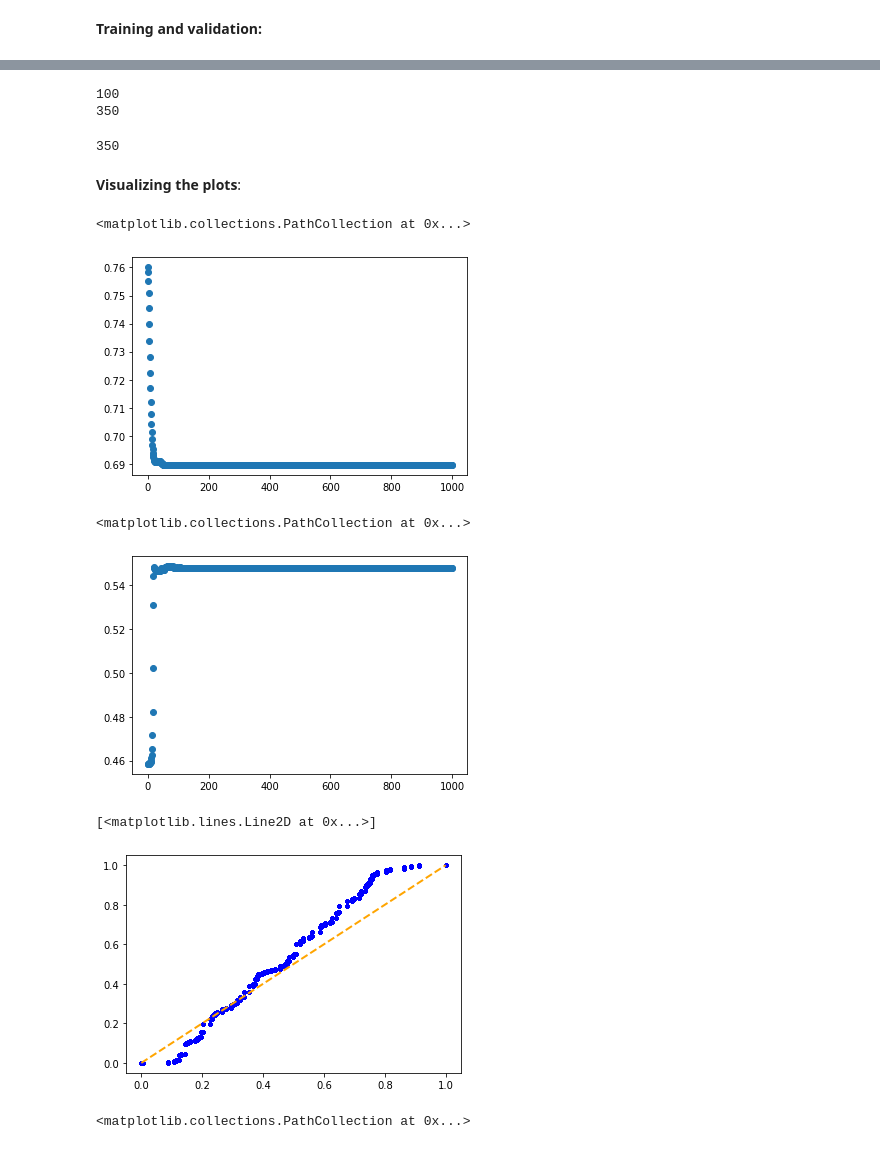
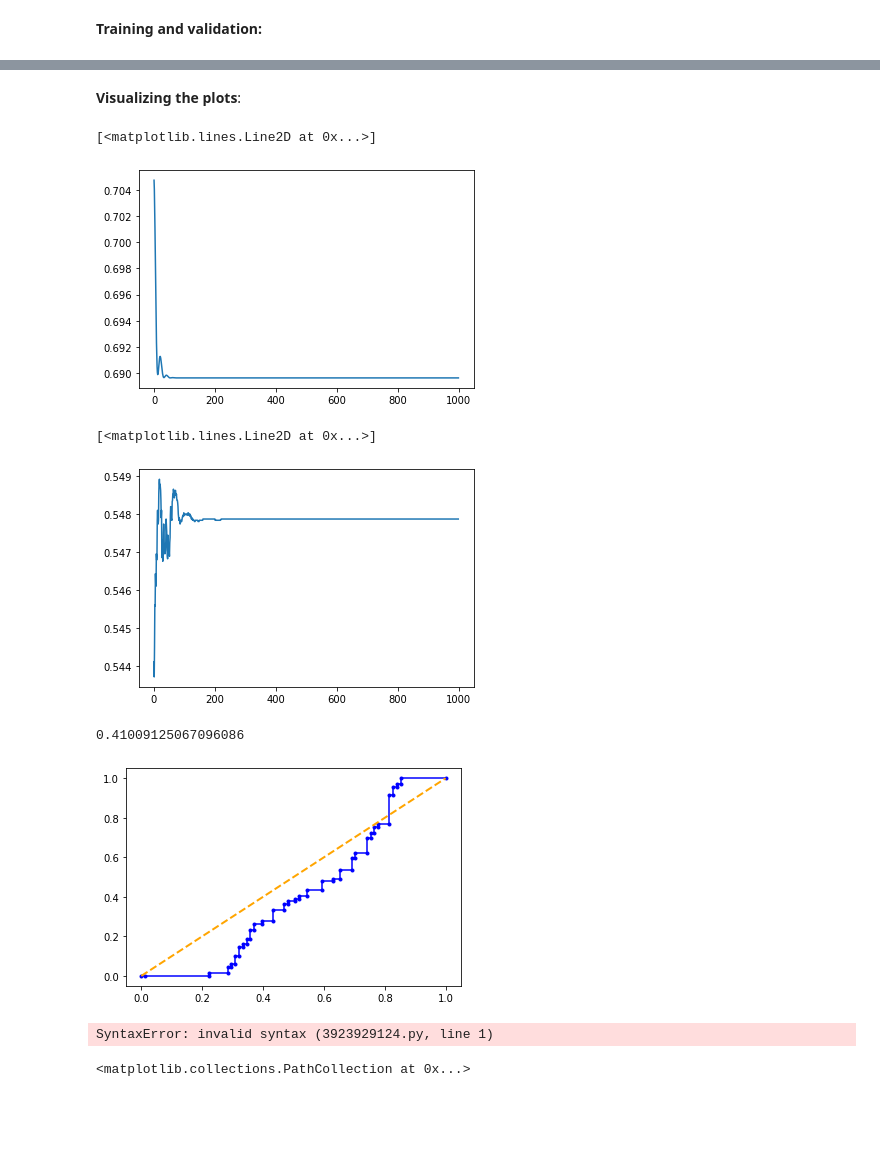
Before and after one commit to danieldemayo/DeepLearning, a Jupyter notebook: EX_1_TAU .ipynb, the cells around one changed output, grey strips where cells are left out. Saved outputs shown, nothing was run; the diff lists cells and outputs as text; code cells hidden in the pictures; blank space fills up the shorter version.

Commit message:
added Test ROc Curve

```diff
--- a/EX_1_TAU .ipynb
+++ b/EX_1_TAU .ipynb
@@ -103,7 +106,7 @@ preds = []
 rocs = []
 fprs = []
 tprs = []
-
+aucs = []
 for epoch in range(number_of_epochs):
     y_prediction = model(x_train)
     # print(type(y_prediction),y_prediction)
@@ -115,6 +118,7 @@ for epoch in range(number_of_epochs):
     losses.append(loss.item())
     preds.append(y_prediction.detach().numpy())
     fpr, tpr, threshold = metrics.roc_curve(y_train, preds[epoch])
+    aucs.append(roc_auc_score(y_true=y_train, y_score=preds[epoch]))
     roc_auc = metrics.auc(fpr, tpr)
     rocs.append(roc_auc)
     fprs.append(fpr)
@@ -139,33 +143,40 @@ epoch: 970 ,loss= 0.689618706703186
 epoch: 980 ,loss= 0.689618706703186
 epoch: 990 ,loss= 0.689618706703186
 epoch: 1000 ,loss= 0.689618706703186
-# %%
-print(len(preds))
-print(len(preds[0]))
-# %% [output]
-100
-350
-# %%
-len(preds[epoch])
-# %% [output]
-350
 # %% [markdown]
 **Visualizing the plots**:
 # %%
-plt.scatter(epochs, losses)
+plt.plot(epochs, losses, )
 # %% [output]
-<matplotlib.collections.PathCollection at 0x...>
+[<matplotlib.lines.Line2D at 0x...>]
-[figure, old version]
+[figure, new version]
 # %%
-plt.scatter(epochs, rocs)
+plt.plot(epochs, rocs)
 # %% [output]
-<matplotlib.collections.PathCollection at 0x...>
+[<matplotlib.lines.Line2D at 0x...>]
-[figure, old version]
+[figure, new version]
+# %%
+y_prediction_test = model(x_test)
+# y_prediction_test
+fpr, tpr, threshold = metrics.roc_curve(y_test.detach().numpy(), y_prediction_test.detach().numpy())
+plt.plot(fpr, tpr, marker='.', label='ROC curve (area = %0.2f)', color='blue')
+plt.plot([0, 1], [0, 1], color='orange', lw=2, linestyle='--')
+roc_auc = metrics.auc(fpr, tpr)
+print(roc_auc)
+# fpr, tpr, threshold = metrics.roc_curve(y_train.detach().numpy(), preds[epoch])
+# plt.plot(epochs, aucs)
+# %% [output]
+0.41009125067096086
+[figure, added]
 # %%
-# fprs tprs
-plt.scatter(fprs, tprs, marker='.', label='ROC curve (area = %0.2f)', color='blue')
+# model.
+
+epoch
+fpr, tpr, threshold = metrics.roc_curve(y_train.detach().numpy(), preds[epoch])
+# import statistics
+# statistics.mean(rocs)
+plt.plot(fpr, tpr, marker='.', label='ROC curve (area = %0.2f)', color='blue')
 plt.plot([0, 1], [0, 1], color='orange', lw=2, linestyle='--')
 # %% [output]
-[<matplotlib.lines.Line2D at 0x...>]
+SyntaxError: invalid syntax (3923929124.py, line 1)
-[figure, removed]
 # %%
```
Also changed, not shown: parts of 3 cells of this notebook.
